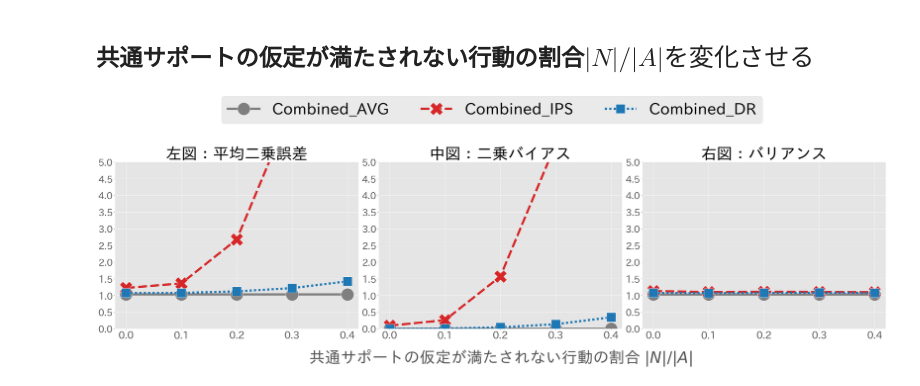
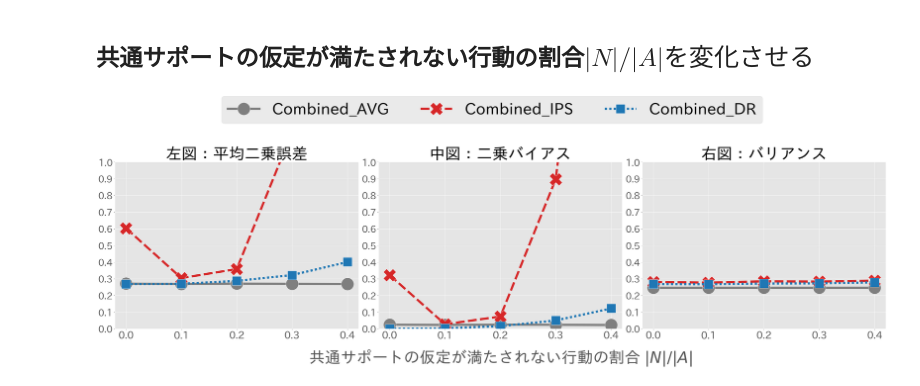
Before and after one commit to RickHub0115/Estimator-for-Offline-Policy-Evaluation-of-Recommending-Multiple-Actions-Considering-Platform-Wide-R, a Jupyter notebook: ope.ipynb, the cells around one changed output. Saved outputs shown, nothing was run; the diff lists cells and outputs as text; code cells hidden in the pictures.

```diff
--- a/ope.ipynb
+++ b/ope.ipynb
@@ -670,12 +654,12 @@ plt.show()
 num_runs = 5000 # シミュレーションの繰り返し回数
 dim_x = 5 # 特徴量xの次元
 num_data = 1000 # ログデータのサイズ
-num_actions = 1000 # 行動数, |A|
+num_actions = 250 # 行動数, |A|
 beta = -3 # データ収集方策のパラメータ
 random_state = 12345
 random_ = check_random_state(random_state)
-k_list = 10
-num_def_actions_list = [0, 100, 200, 300, 400] # 共通サポートが満たされない行動の数
+k = 10
+num_def_actions_list = [0, 25, 50, 75, 100] # 共通サポートが満たされない行動の数
 # %%
 result_df_list = []
 ## 期待報酬関数を定義するためのパラメータを抽出
@@ -760,33 +744,33 @@ for i, y in enumerate(["se", "bias", "variance"]):
     sns.lineplot(
         markers=True,
         markersize=40,
         linewidth=7,
         legend=False,
         style="est",
         x="num_def_actions",  # x軸は k
         y=y,
         hue="est",
         ax=ax,
         ci=None,
         palette=["tab:grey", "tab:red", "tab:blue"],
         data=result_df_def_actions.query("est=='cavg' or est == 'cips' or est == 'cdr'")
     )
     ax.set_title(y_label_dict_k[y], fontsize=50)
     # yaxis
     ax.set_ylabel("")
-    ax.set_ylim(0.0, 5.0)
-    ax.set_yticks(np.arange(0.0, 5.5, 0.5))
+    ax.set_ylim(0.0, 1.0)
+    ax.set_yticks(np.arange(0.0, 1.1, 0.1))
     ax.tick_params(axis="y", labelsize=30)
     ax.yaxis.set_label_coords(-0.1, 0.5)
     # xaxis
     if i == 1:
         ax.set_xlabel(r"共通サポートの仮定が満たされない行動の割合 $|N| / |A|$", fontsize=50)  # x軸ラベル
     else:
         ax.set_xlabel(r"", fontsize=40)
     ax.set_xticks([0.0, 0.1, 0.2, 0.3, 0.4])
     ax.set_xticklabels([0.0, 0.1, 0.2, 0.3, 0.4], fontsize=32)
     ax.xaxis.set_label_coords(0.5, -0.12)
 fig.legend(["Combined_AVG", "Combined_IPS", "Combined_DR"], fontsize=50, bbox_to_anchor=(0.5, 1.15), ncol=4, loc="center")
 plt.show()
 # %% [output]
-[figure, old version]
+[figure, new version]
```
Also changed, not shown: parts of 7 cells of this notebook, 7 other files.
